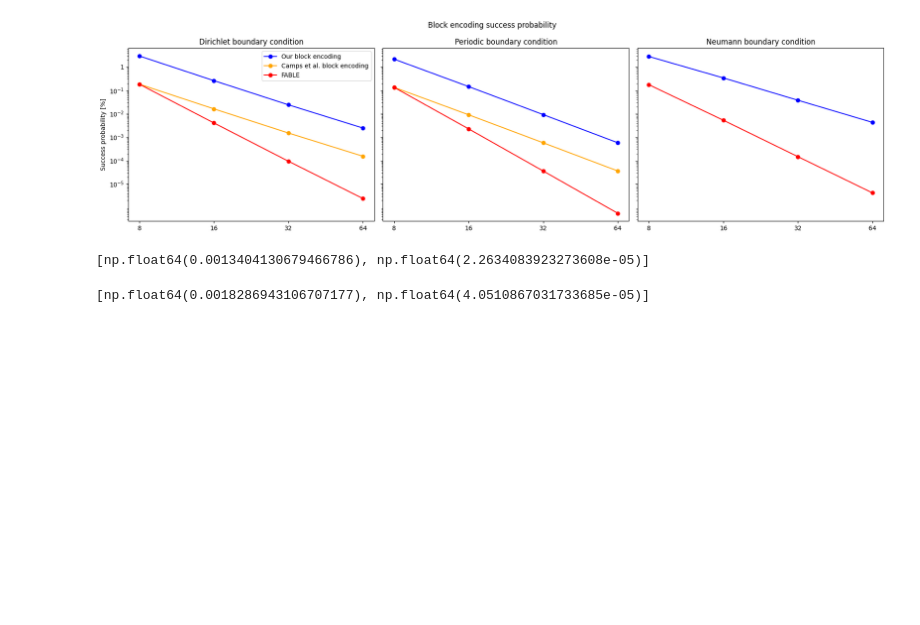
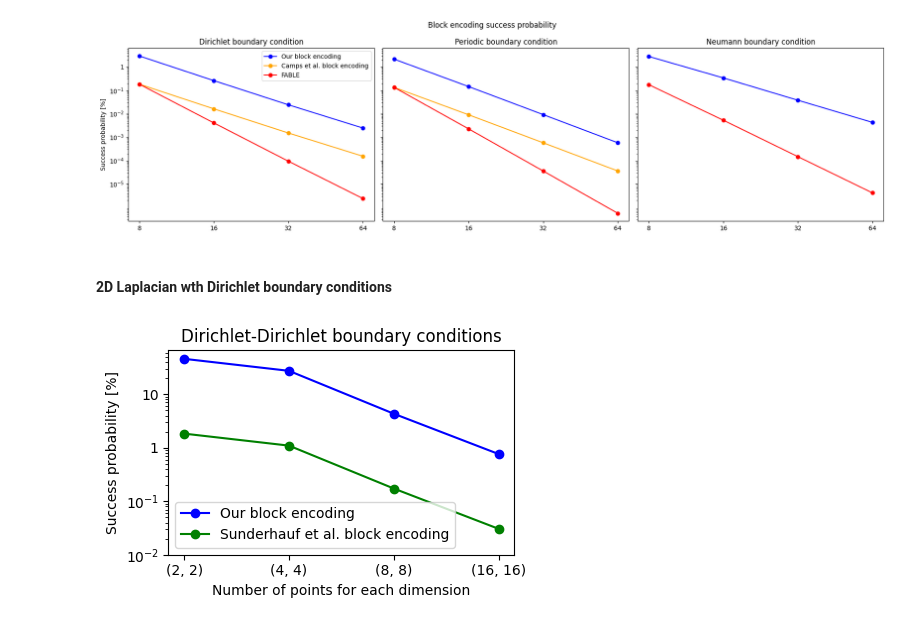
Before and after one commit to TDC28/laplacian_beqc, a Jupyter notebook: compare.ipynb, the cells around one changed output. Cells and saved outputs as stored; diff of their text form; code cells hidden in the pictures; blank space fills up the shorter version.

Commit message:
Success probability 2D Dirichlet

```diff
--- a/compare.ipynb
+++ b/compare.ipynb
@@ -166,7 +166,7 @@ def oracle_d(qc: QuantumCircuit, TM: list[float], data_regs: list, s_reg: list):
     return qc
 
 
-def sunderhauff_block_encoding(
+def sunderhauf_block_encoding(
     Nx, Ny, scaled_laplacian, v_normed=None, save_unitary=True
 ):
     "https://quantum-journal.org/papers/q-2024-01-11-1226/"
@@ -385,7 +385,7 @@ for nq1 in nq:
     our_be_total_gates.append(sum(counts.values()))
 
     # Sunderhauff et al. block encoding
-    qc = sunderhauff_block_encoding(2**nq1, 2**nq1, lap, save_unitary=False)
+    qc = sunderhauf_block_encoding(2**nq1, 2**nq1, lap, save_unitary=False)
     transpiled = transpile(qc, basis_gates=basis_gates, optimization_level=0)
 
     counts = transpiled.count_ops()
@@ -843,11 +844,51 @@ plt.tight_layout()
 plt.show()
 # %% [output]
 [figure]
-# %%
-sprob_fable_1d_pbc
-# %% [output]
-[np.float64(0.0013404130679466786), np.float64(2.2634083923273608e-05)]
-# %%
-sprob_fable_1d_dbc
-# %% [output]
-[np.float64(0.0018286943106707177), np.float64(4.0510867031733685e-05)]
+# %% [markdown]
+#### 2D Laplacian wth Dirichlet boundary conditions
+# %%
+nqs = list(range(1, 5))
+n_points = 2 ** (2 * np.array(nqs))
+
+sprob_our_be_2d_dbc = []
+sprob_sunderhauf_be_2d_dbc = []
+sprob_fable_2d_dbc = []
+
+for i in range(len(nqs)):
+    nq = nqs[i]
+    x = np.linspace(0, 1, 2**nq, endpoint=False)
+    v_normed = prepare_v_vector([nq, nq], v_2d)
+
+    # Our block encoding
+    qc = generate_laplacian_block_encoding([nq, nq], vs=v_normed)
+    unitary = get_circuit_unitary(qc, [nq, nq])
+    sprob_our_be_2d_dbc.append(100 * np.linalg.norm(unitary[:, 0]) ** 2)
+
+    # Sunderhauf et al.
+    qc_sunderhauf_be = sunderhauf_block_encoding(2**nq, 2**nq, generate_laplacian((2**nq, 2**nq), analytic_normalize=True), v_normed)
+    unitary = get_circuit_unitary(qc_sunderhauf_be, [nq, nq])
+    sprob_sunderhauf_be_2d_dbc.append(100 * np.linalg.norm(unitary[:, 0]) ** 2)
+
+
+plt.figure(figsize=(5, 4))
+plt.plot(n_points, sprob_our_be_2d_dbc, "o-", color="blue", label="Our block encoding")
+plt.plot(n_points, sprob_sunderhauf_be_2d_dbc, "o-", color="green", label="Sunderhauf et al. block encoding")
+
+plt.xscale("log")
+plt.xticks([4, 16, 64, 256], ["(2, 2)", "(4, 4)", "(8, 8)", "(16, 16)"])
+plt.tick_params(axis='x', which='minor', bottom=False)
+plt.xlabel("Number of points for each dimension")
+
+plt.yscale("log")
+y_ticks = [10**(-i) for i in range(-1, 3)]
+y_labels = ["10", "1"] + [f"$10^{{{-i}}}$" for i in range(1, 3)]
+plt.yticks(y_ticks, y_labels)
+plt.ylabel("Success probability [%]")
+
+
+plt.title("Dirichlet-Dirichlet boundary conditions")
+plt.legend()
+plt.tight_layout()
+plt.show()
+# %% [output]
+[figure, added]
```
Also changed, not shown: parts of 2 cells of this notebook.
